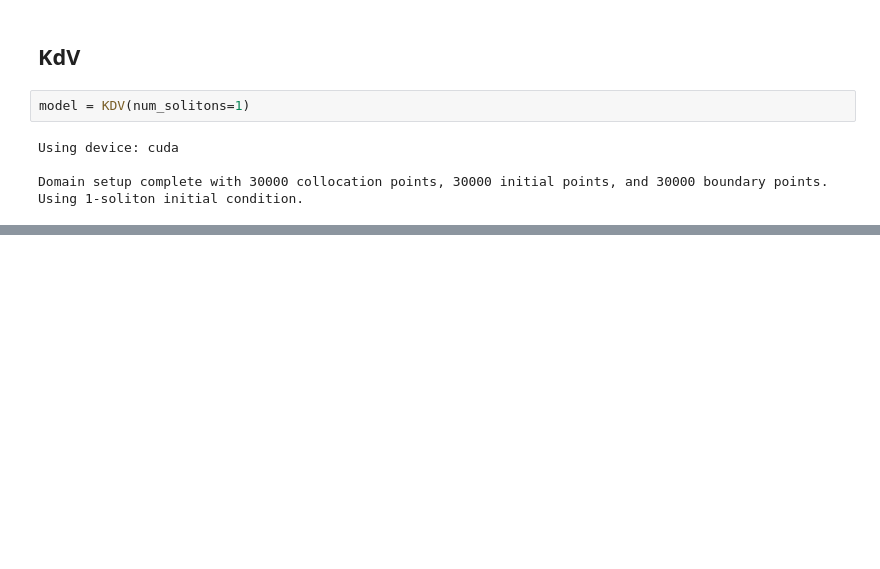
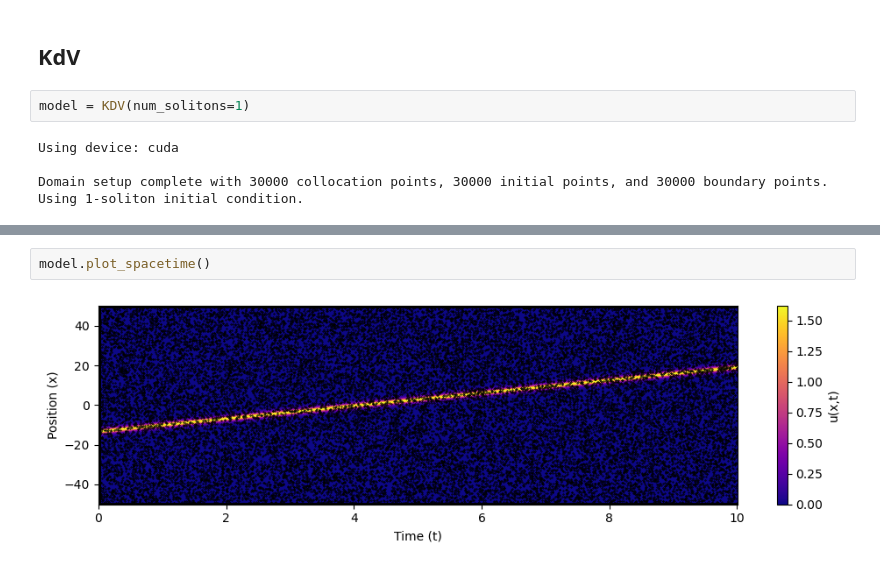
Before and after one commit to karnavr/pinns, a Jupyter notebook: kdv.ipynb, the cells around one changed output, grey strips where cells are left out. Drawn from its saved outputs; the diff is of its cells as text; blank space fills up the shorter version.

```diff
--- a/kdv.ipynb
+++ b/kdv.ipynb
@@ -39,0 +53,4 @@ model.plot_losses(losses)
+# %%
+model.plot_spacetime()
+# %% [output]
+[figure, added]
```
Also changed, not shown: parts of 6 cells of this notebook, 2 other files.
